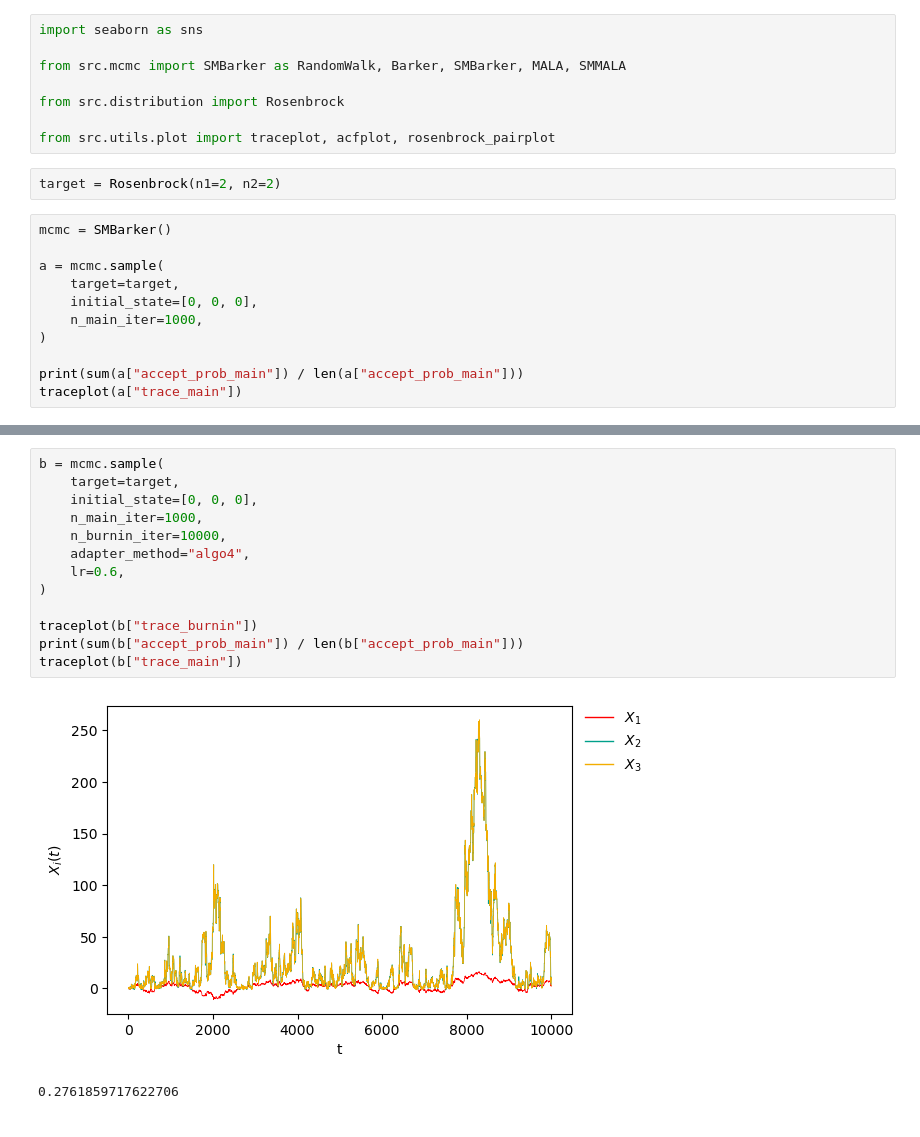
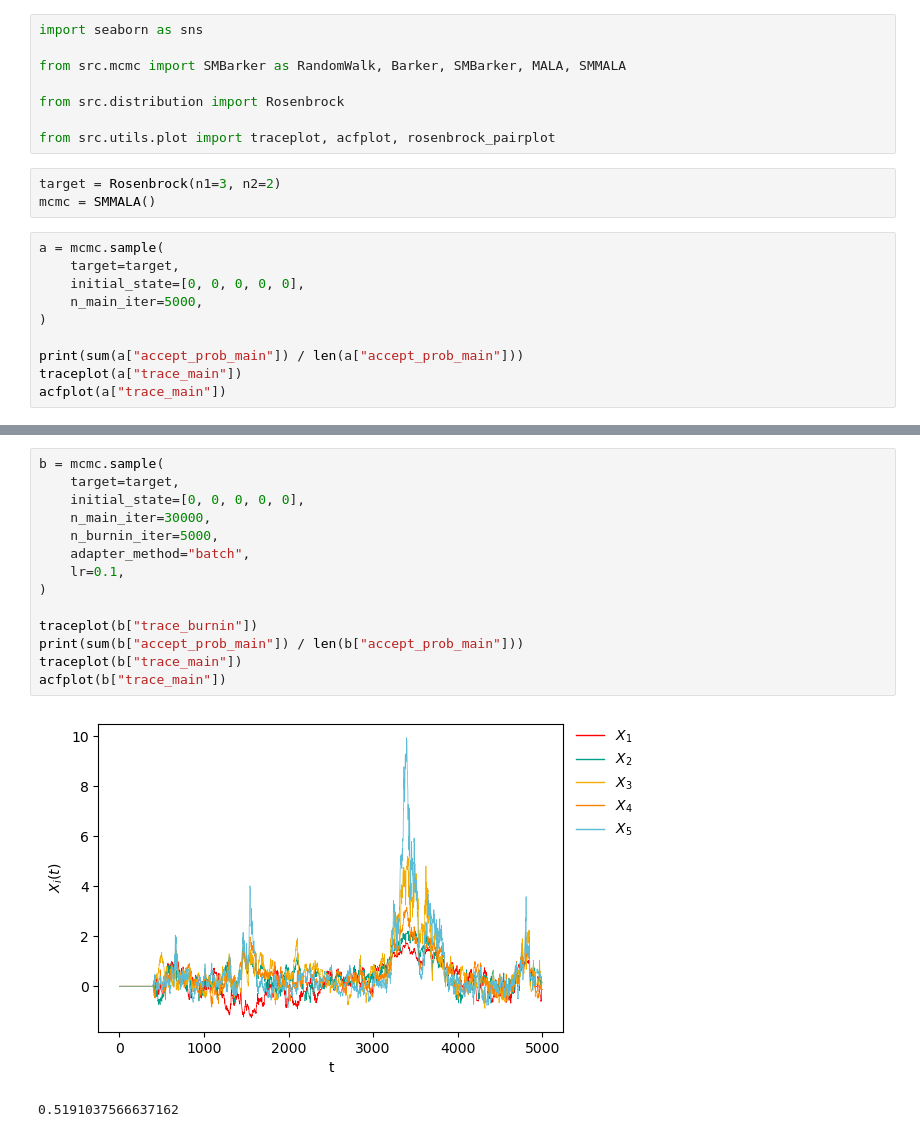
Before and after one commit to bartolomeou/FYP, a Jupyter notebook: test.ipynb, the cells around one changed output, grey strips where cells are left out. Cells and saved outputs as stored; diff of their text form.

```diff
--- a/test.ipynb
+++ b/test.ipynb
@@ -7,16 +7,16 @@ from src.distribution import Rosenbrock
 
 from src.utils.plot import traceplot, acfplot, rosenbrock_pairplot
 # %%
-target = Rosenbrock(n1=2, n2=2)
+target = Rosenbrock(n1=3, n2=2)
+mcmc = SMMALA()
 # %%
-mcmc = SMBarker()
-
 a = mcmc.sample(
     target=target,
-    initial_state=[0, 0, 0],
-    n_main_iter=1000,
+    initial_state=[0, 0, 0, 0, 0],
+    n_main_iter=5000,
 )
 
 print(sum(a["accept_prob_main"]) / len(a["accept_prob_main"]))
 traceplot(a["trace_main"])
+acfplot(a["trace_main"])
 # %% [output]
@@ -25,16 +26,17 @@ traceplot(a["trace_main"])
 # %%
 b = mcmc.sample(
     target=target,
-    initial_state=[0, 0, 0],
-    n_main_iter=1000,
-    n_burnin_iter=10000,
-    adapter_method="algo4",
-    lr=0.6,
+    initial_state=[0, 0, 0, 0, 0],
+    n_main_iter=30000,
+    n_burnin_iter=5000,
+    adapter_method="batch",
+    lr=0.1,
 )
 
 traceplot(b["trace_burnin"])
 print(sum(b["accept_prob_main"]) / len(b["accept_prob_main"]))
 traceplot(b["trace_main"])
+acfplot(b["trace_main"])
 # %% [output]
-[figure, old version]
+[figure, new version]
-0.2761859717622706
+0.5191037566637162
```
Also changed, not shown: parts of 2 cells of this notebook, 11 other files.
